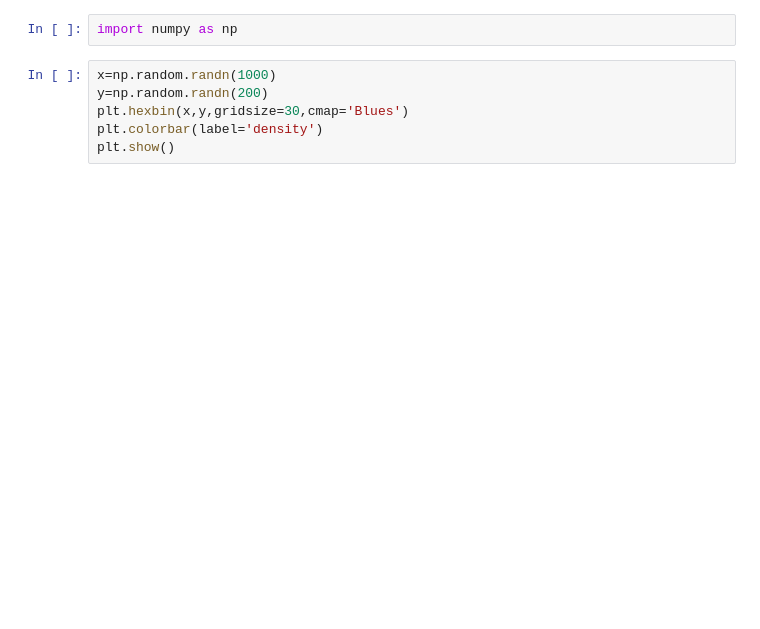
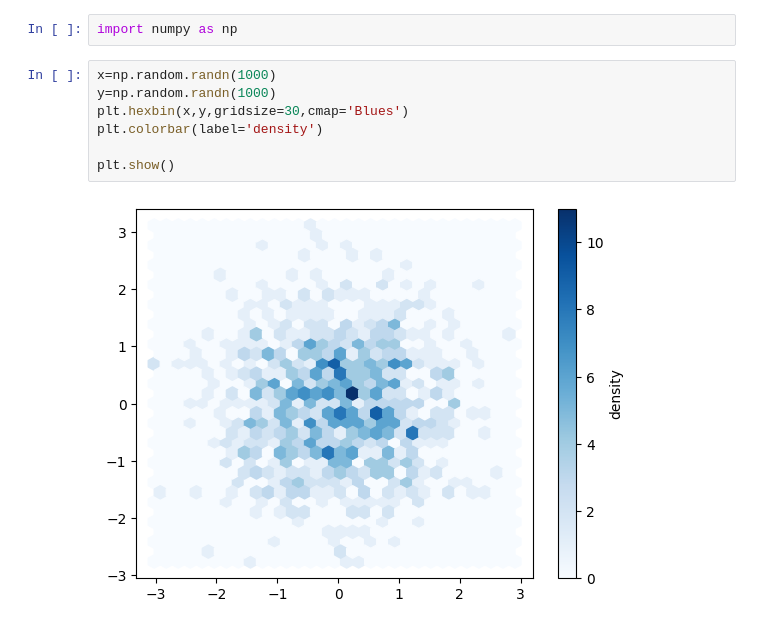
Before and after one commit to ranjuadhikari14/simplematplotlib, a Jupyter notebook: simplematplotlib.ipynb, the cells around one changed output. Drawn from its saved outputs; the diff is of its cells as text; blank space fills up the shorter version.

```diff
--- a/simplematplotlib.ipynb
+++ b/simplematplotlib.ipynb
@@ -110,7 +111,10 @@ plt.show()
 import numpy as np
 # %%
 x=np.random.randn(1000)
-y=np.random.randn(200)
+y=np.random.randn(1000)
 plt.hexbin(x,y,gridsize=30,cmap='Blues')
 plt.colorbar(label='density')
+
 plt.show()
+# %% [output]
+[figure, added]
```
Also changed, not shown: parts of 2 cells of this notebook.
